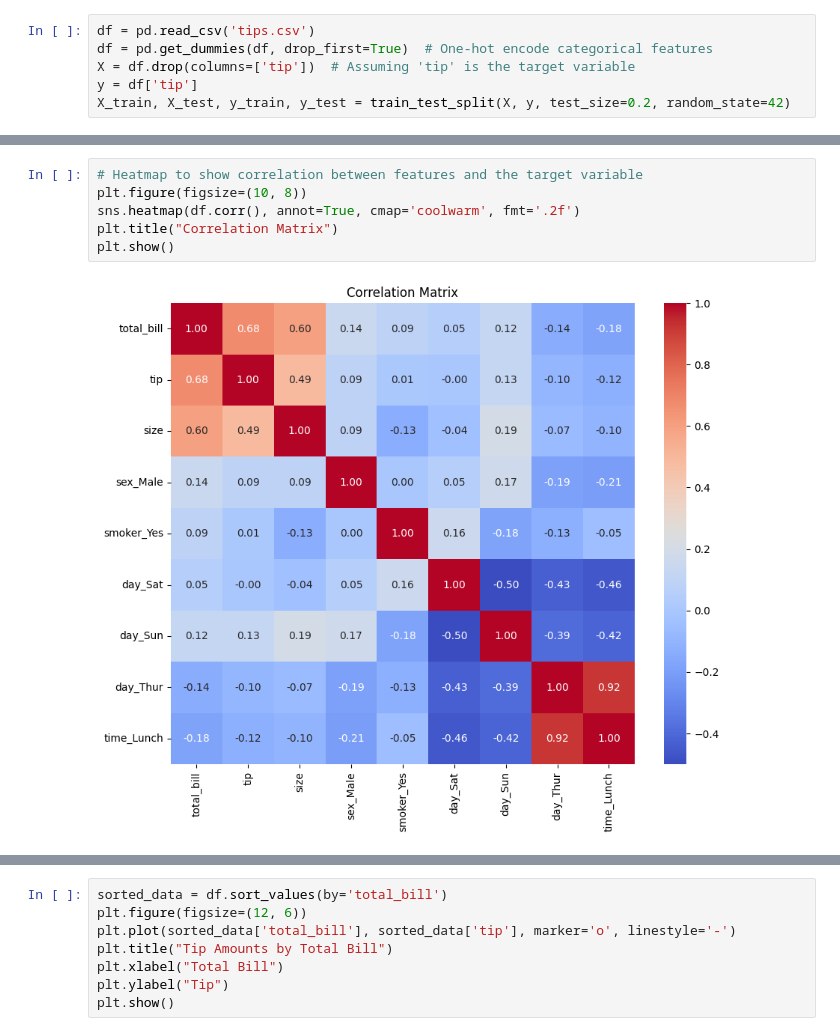
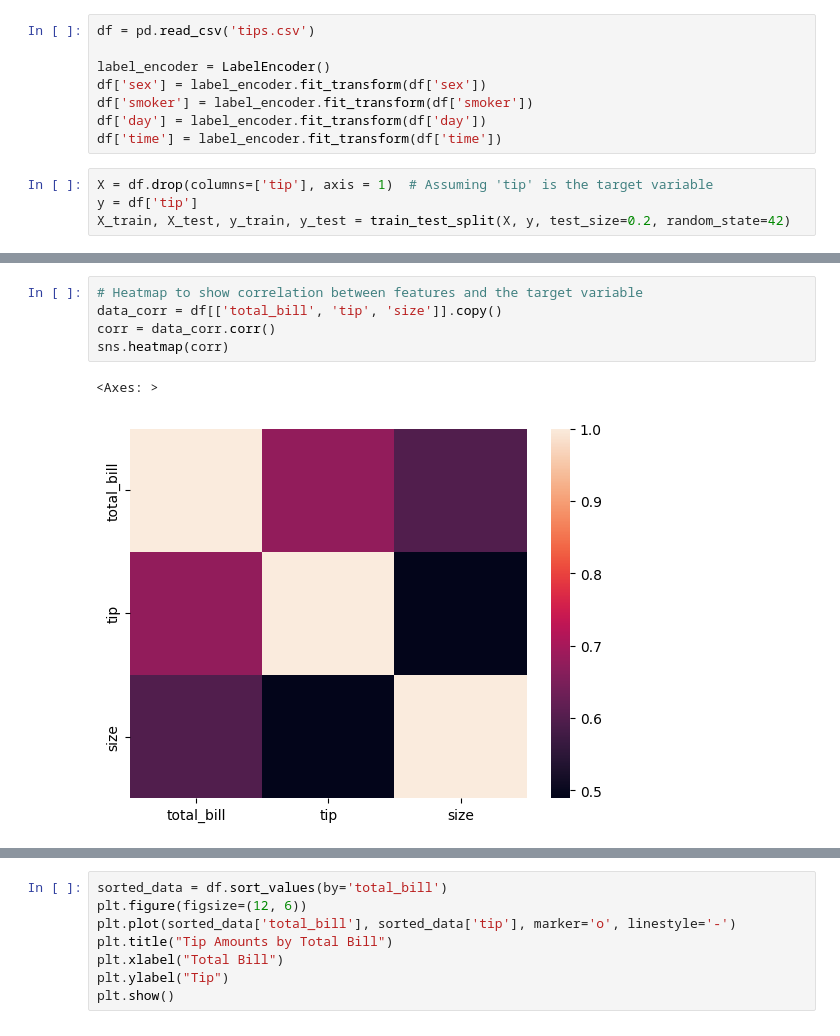
Before and after one commit to BakaPranjal/DAI-101-Assignment, a Jupyter notebook: Assignment-2/DAI-101-Assignment-2-23117067.ipynb, the cells around one changed output, grey strips where cells are left out. Saved outputs shown, nothing was run; the diff lists cells and outputs as text.

```diff
--- a/Assignment-2/DAI-101-Assignment-2-23117067.ipynb
+++ b/Assignment-2/DAI-101-Assignment-2-23117067.ipynb
@@ -16,7 +17,13 @@ import scipy.stats as stats
+# %%
+df = pd.read_csv('tips.csv')
+
+label_encoder = LabelEncoder()
+df['sex'] = label_encoder.fit_transform(df['sex'])
+df['smoker'] = label_encoder.fit_transform(df['smoker'])
+df['day'] = label_encoder.fit_transform(df['day'])
+df['time'] = label_encoder.fit_transform(df['time'])
 # %%
-df = pd.read_csv('tips.csv')
-df = pd.get_dummies(df, drop_first=True)  # One-hot encode categorical features
-X = df.drop(columns=['tip'])  # Assuming 'tip' is the target variable
+X = df.drop(columns=['tip'], axis = 1)  # Assuming 'tip' is the target variable
 y = df['tip']
 X_train, X_test, y_train, y_test = train_test_split(X, y, test_size=0.2, random_state=42)
 # %%
@@ -46,9 +51,9 @@ plt.show()
 # %%
 # Heatmap to show correlation between features and the target variable
-plt.figure(figsize=(10, 8))
-sns.heatmap(df.corr(), annot=True, cmap='coolwarm', fmt='.2f')
-plt.title("Correlation Matrix")
-plt.show()
+data_corr = df[['total_bill', 'tip', 'size']].copy()
+corr = data_corr.corr()
+sns.heatmap(corr)
 # %% [output]
+<Axes: >
-[figure, old version]
+[figure, new version]
 # %%
```
Also changed, not shown: parts of 9 cells of this notebook.
